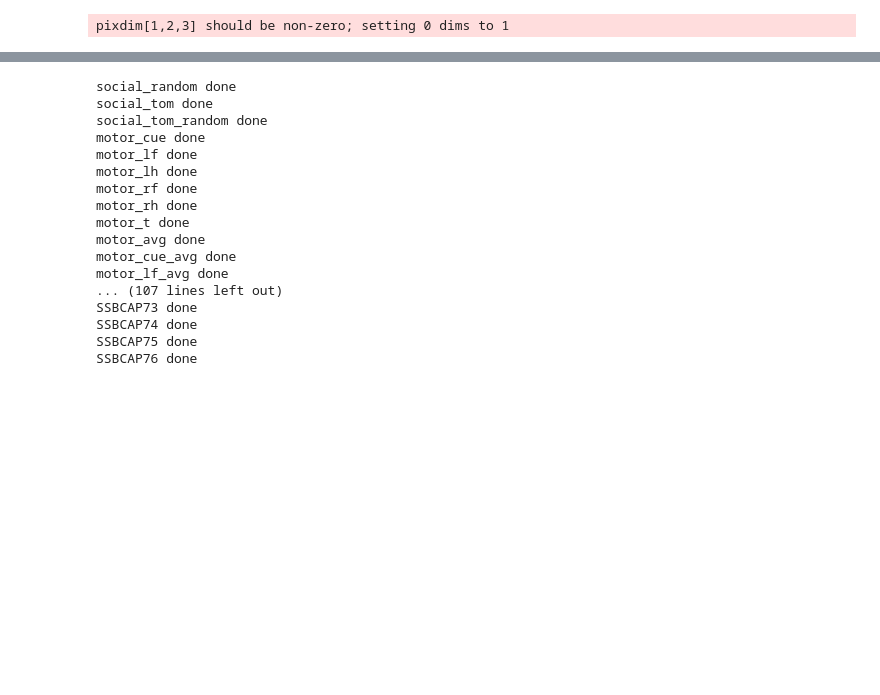
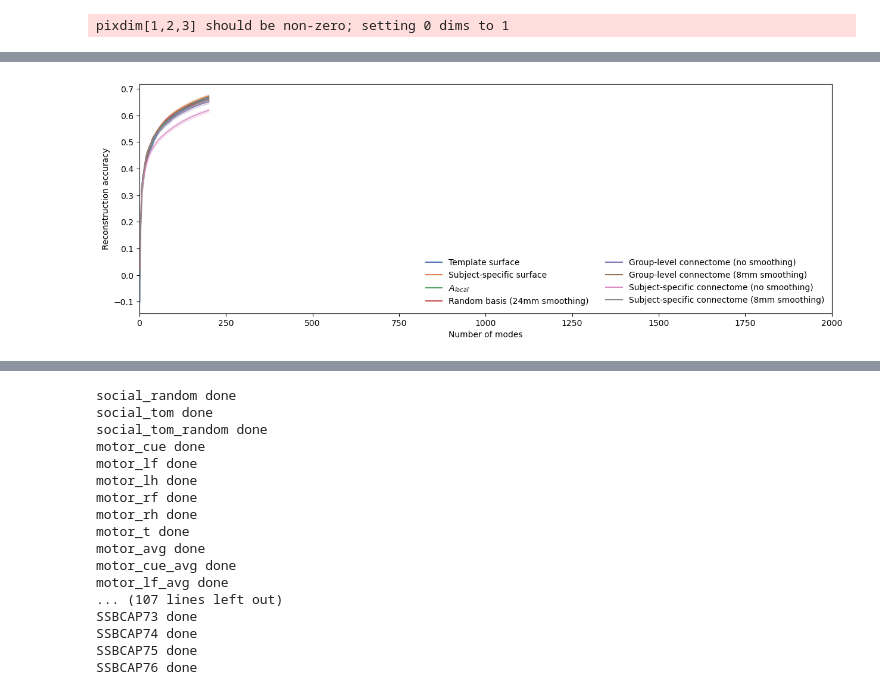
Before and after one commit to anders-s-olsen/BrainGSP_subject-specific, a Jupyter notebook: brainmaps.ipynb, the cells around one changed output, grey strips where cells are left out. Cells and saved outputs as stored; diff of their text form; code cells hidden in the pictures; blank space fills up the shorter version.

```diff
--- a/brainmaps.ipynb
+++ b/brainmaps.ipynb
@@ -158,0 +341,9 @@ crop_brain('results/brainmaps/midthickness.png',bbox=[120,215,1120,965])
+# %%
+plt.figure(figsize=(15,5))
+sns.lineplot(x='Number of modes',y='Reconstruction accuracy', data=df_plot,palette=palette,hue='Basis',markers=True,hue_order=bases_order,linewidth=1)
+
+plt.xlim([0,2000])
+plt.legend(loc='lower right',framealpha=0,ncol=2)
+plt.savefig('results/brainmaps/reconstruction_accuracies_best_legend.png',dpi=300)
+# %% [output]
+[figure, added]
```
Also changed, not shown: parts of 19 cells of this notebook, 11 other files.
